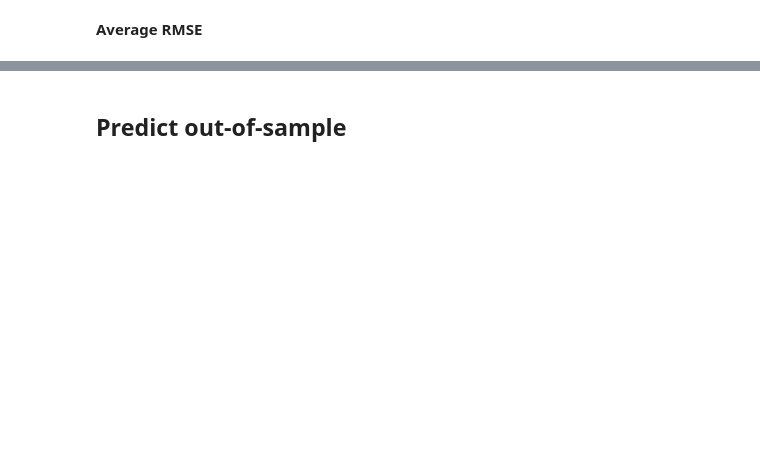
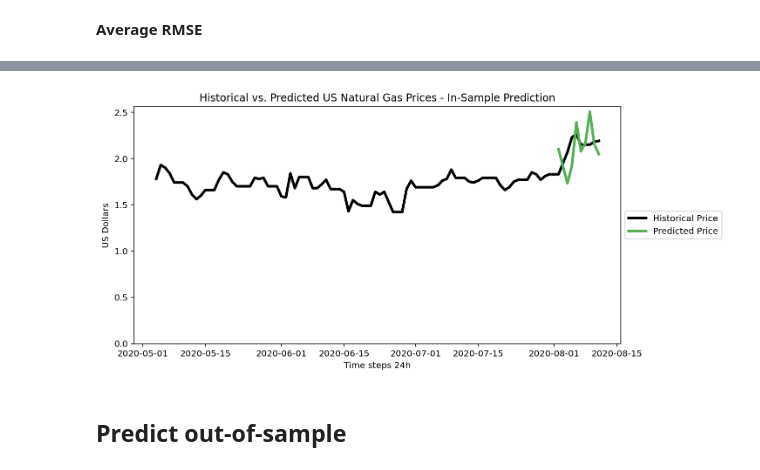
Before and after one commit to michhar/forecasting-with-deep-learning, a Jupyter notebook: Forecasting with LSTM Encoder-Decoder in Keras.ipynb, the cells around one changed output, grey strips where cells are left out. Saved outputs shown, nothing was run; the diff lists cells and outputs as text; code cells hidden in the pictures; blank space fills up the shorter version.

```diff
--- a/Forecasting with LSTM Encoder-Decoder in Keras.ipynb
+++ b/Forecasting with LSTM Encoder-Decoder in Keras.ipynb
@@ -733,3 +765,48 @@ Mean RMSE of 0.0402 +/- 0.0041
+# %%
+n_steps_in, n_steps_out = 10, 10
+
+# Get 10 steps
+data_recent = df_target.iloc[-(n_steps_in*2):-n_steps_in]
+
+# Scale
+data_recent_transformed = scaler.transform(data_recent)
+# print(pd.DataFrame(data_recent_transformed, columns=df_agg.columns))
+
+# Shape into [number of samples, steps, features]
+n_features = data_recent_transformed.shape[1]
+X_past = data_recent_transformed.reshape((1, n_steps_in, n_features))
+
+# Predict
+forecast = model_all.predict(X_past)
+
+# Scale back up and convert to DF
+forecast = forecast.reshape((n_steps_out, n_features))
+forecast = scaler.inverse_transform(forecast)
+future_dates = df_target.index[-n_steps_out:]
+forecast = pd.DataFrame(forecast, columns=df_target.columns, index=future_dates).iloc[:,:1]
+
+# Plot
+historical = df_target.iloc[-100:, :1] # get x steps back of historical data
+colors = list(mcolors.XKCD_COLORS)
+for i in range(forecast.shape[1]):
+    fig = plt.figure(figsize=(10,5))
+
+    # Plot df_agg historical data
+    plt.plot(historical.iloc[:,i], label="Historical "+historical.columns[i], linewidth=3, color="black")
+
+    # Plot the prediction
+    plt.plot(forecast.iloc[:,i], label="Predicted "+forecast.columns[i], linewidth=3, color=colors[i+1])
+
+    # Label and legend
+    plt.xlabel('Time steps {}'.format(aggregate_time))
+    plt.ylabel('US Dollars')
+    plt.title('Historical vs. Predicted US Natural Gas Prices - In-Sample Prediction')
+    min_val = min(forecast.iloc[:,i])
+    plt.ylim(bottom=min(0.0, min_val - min_val*0.1))
+    plt.legend(loc='center left', bbox_to_anchor=(1, 0.5))
+    plt.show()
+# %% [output]
+[figure, added]
 # %% [markdown]
 ## Predict out-of-sample
 # %%
```
Also changed, not shown: parts of 19 cells of this notebook, 5 other files.
